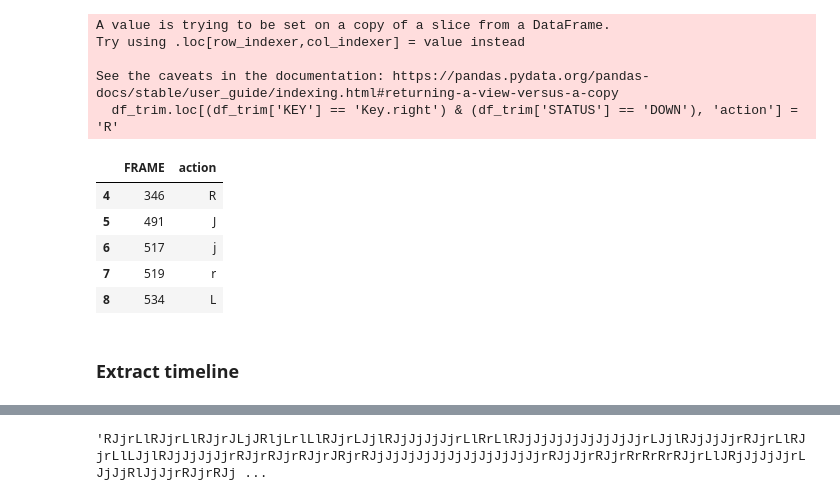
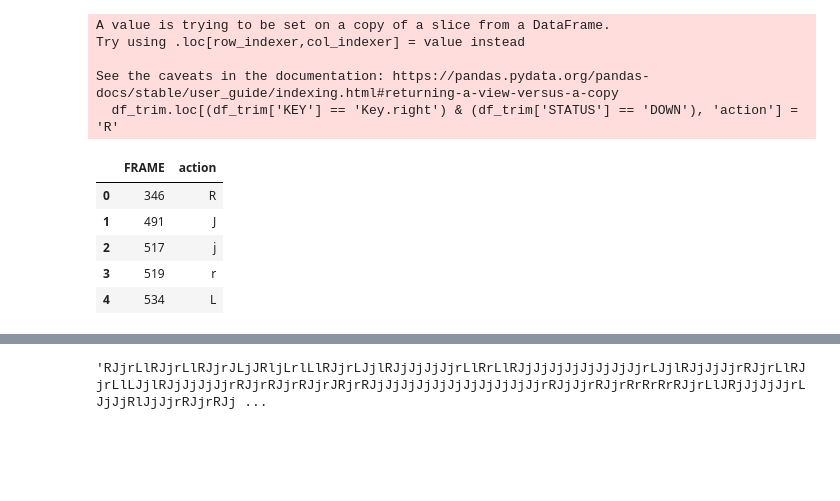
Before and after one commit to Amustache/Projet-Gameplay, a Jupyter notebook: wip/kevin/Stache's.ipynb, the cells around one changed output, grey strips where cells are left out. Saved outputs shown, nothing was run; the diff lists cells and outputs as text; code cells hidden in the pictures; blank space fills up the shorter version.

```diff
--- a/wip/kevin/Stache's.ipynb
+++ b/wip/kevin/Stache's.ipynb
@@ -38,14 +39,12 @@ Try using .loc[row_indexer,col_indexer] = value instead
 See the caveats in the documentation: https://pandas.pydata.org/pandas-docs/stable/user_guide/indexing.html#returning-a-view-versus-a-copy
   df_trim.loc[(df_trim['KEY'] == 'Key.right') & (df_trim['STATUS'] == 'DOWN'), 'action'] = 'R'
 # %%
-df_trim = df_trim[["FRAME", "action"]]
+df_trim = df_trim[["FRAME", "action"]].reset_index(drop=True)
 df_trim.head()
 # %% [output]
 |  | FRAME | action |
-| 4 | 346 | R |
-| 5 | 491 | J |
-| 6 | 517 | j |
-| 7 | 519 | r |
-| 8 | 534 | L |
+| 0 | 346 | R |
+| 1 | 491 | J |
+| 2 | 517 | j |
+| 3 | 519 | r |
+| 4 | 534 | L |
-# %% [markdown]
-### Extract timeline
```
Also changed, not shown: parts of 16 cells of this notebook.
